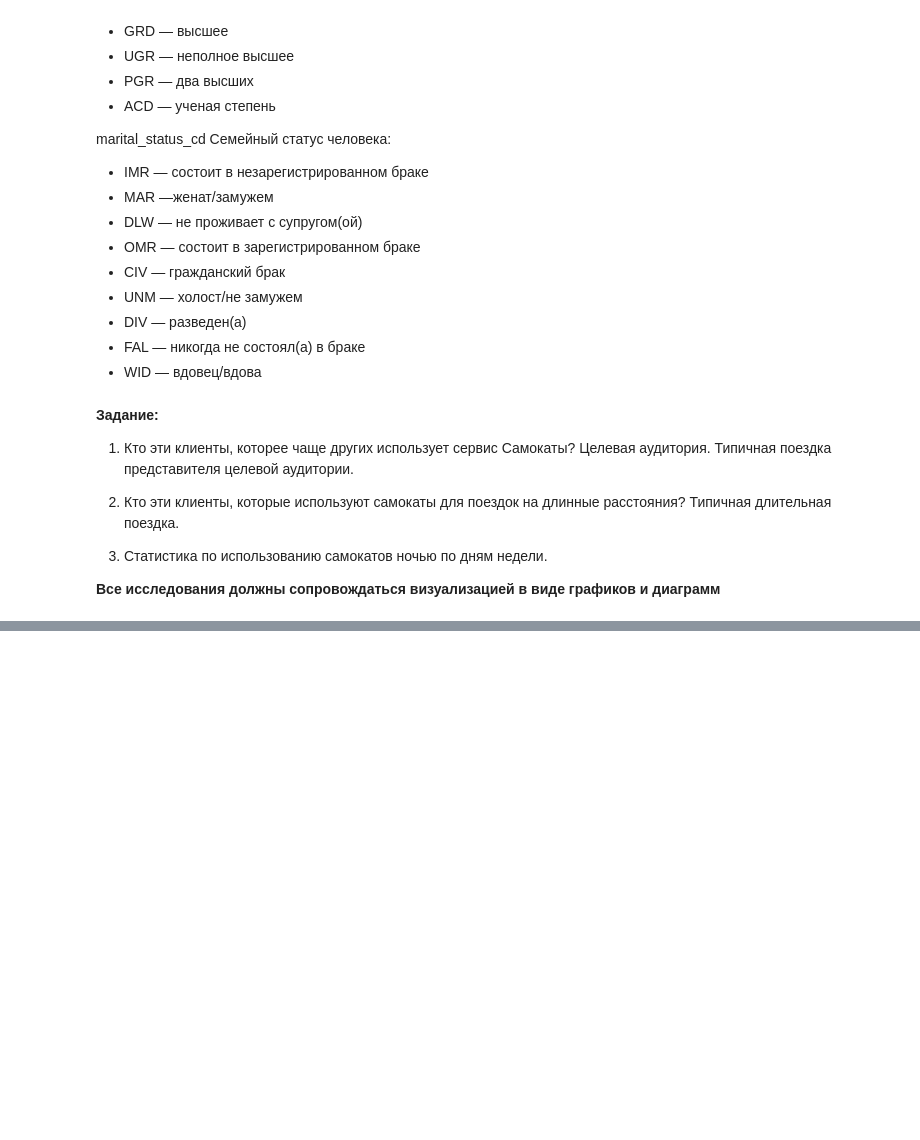
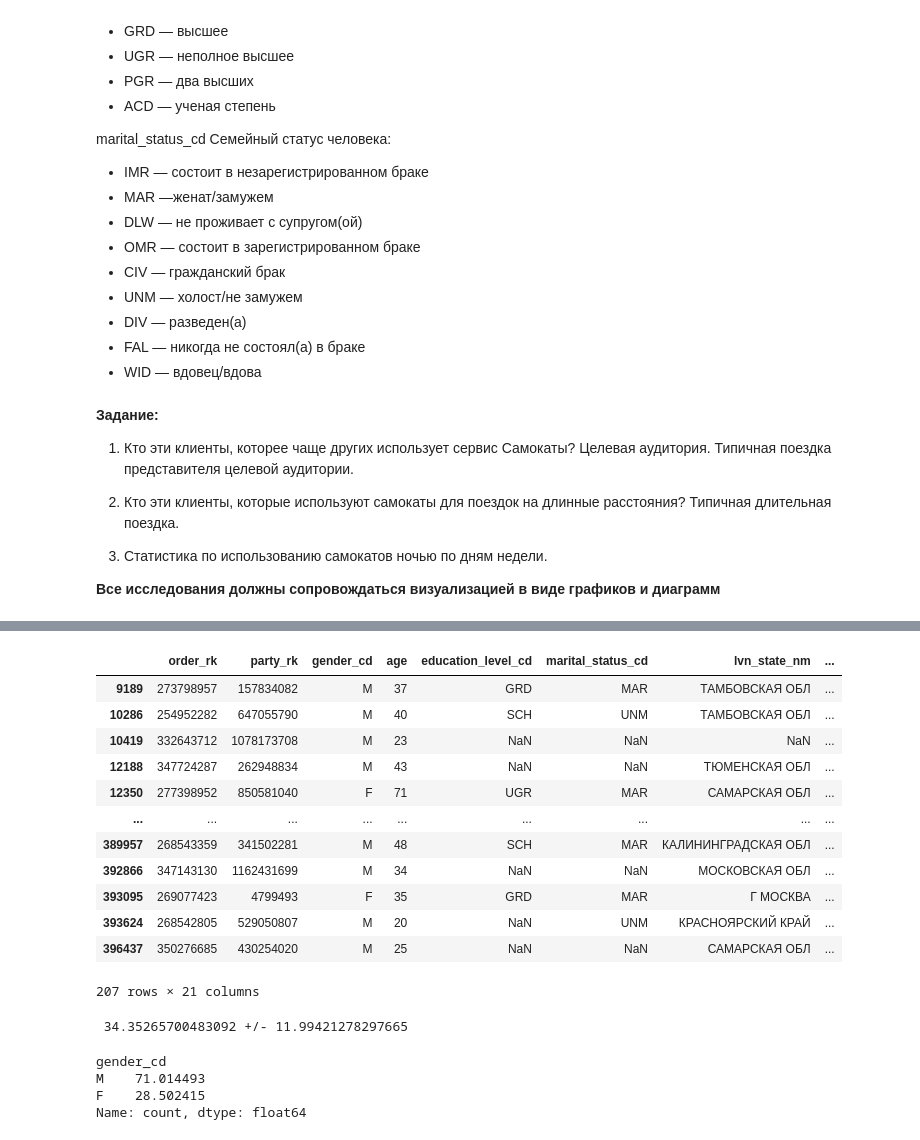
Before and after one commit to AndreyPovaliy/ITMO_DS, a Jupyter notebook: 05_python_for_data_analysis/tasks/Control_task_var_3_0.ipynb, the cells around one changed output, grey strips where cells are left out. Drawn from its saved outputs; the diff is of its cells as text; code cells hidden in the pictures; blank space fills up the shorter version.

```diff
--- a/05_python_for_data_analysis/tasks/Control_task_var_3_0.ipynb
+++ b/05_python_for_data_analysis/tasks/Control_task_var_3_0.ipynb
@@ -89,0 +114,3 @@ df = pd.read_csv('kicksharing.csv')
+# %%
+df['duration'] = (df['book_end_dttm'] - df['book_start_dttm']).dt.total_seconds()
+df['duration']
@@ -89,0 +130,3 @@ df = pd.read_csv('kicksharing.csv')
+# %%
+df['day_of_week'] = df['book_start_dttm'].dt.day_name()
+df['day_of_week']
@@ -89,0 +146,5 @@ df = pd.read_csv('kicksharing.csv')
+# %%
+df['dayness'] = df['book_start_dttm'].dt.hour
+# .replace({True: 'day', False: 'night'})
+df['dayness'] = ['night' if x < 8 else 'day' for x in df['dayness']]
+df['dayness']
@@ -129,0 +307,30 @@ dtype: float64
+# %%
+df2 = df.sort_values(by = 'duration', ascending= False)
+df2 = df[df['duration'] > 10000.0]
+df2
+# df.describe()
+# %% [output]
+|  | order_rk | party_rk | gender_cd | age | education_level_cd | marital_status_cd | lvn_state_nm | ... |
+| 9189 | 273798957 | 157834082 | M | 37 | GRD | MAR | ТАМБОВСКАЯ ОБЛ | ... |
+| 10286 | 254952282 | 647055790 | M | 40 | SCH | UNM | ТАМБОВСКАЯ ОБЛ | ... |
+| 10419 | 332643712 | 1078173708 | M | 23 | NaN | NaN | NaN | ... |
+| 12188 | 347724287 | 262948834 | M | 43 | NaN | NaN | ТЮМЕНСКАЯ ОБЛ | ... |
+| 12350 | 277398952 | 850581040 | F | 71 | UGR | MAR | САМАРСКАЯ ОБЛ | ... |
+| ... | ... | ... | ... | ... | ... | ... | ... | ... |
+| 389957 | 268543359 | 341502281 | M | 48 | SCH | MAR | КАЛИНИНГРАДСКАЯ ОБЛ | ... |
+| 392866 | 347143130 | 1162431699 | M | 34 | NaN | NaN | МОСКОВСКАЯ ОБЛ | ... |
+| 393095 | 269077423 | 4799493 | F | 35 | GRD | MAR | Г МОСКВА | ... |
+| 393624 | 268542805 | 529050807 | M | 20 | NaN | UNM | КРАСНОЯРСКИЙ КРАЙ | ... |
+| 396437 | 350276685 | 430254020 | M | 25 | NaN | NaN | САМАРСКАЯ ОБЛ | ... |
+207 rows × 21 columns
+# %%
+print(f" {np.mean(df2['age'])} +/- {np.std(df2['age'])}")
+# %% [output]
+ 34.35265700483092 +/- 11.99421278297665
+# %%
+df2['gender_cd'].value_counts()/len(df2)*100
+# %% [output]
+gender_cd
+M    71.014493
+F    28.502415
+Name: count, dtype: float64
```
Also changed, not shown: parts of 34 cells of this notebook, 5 other files.
